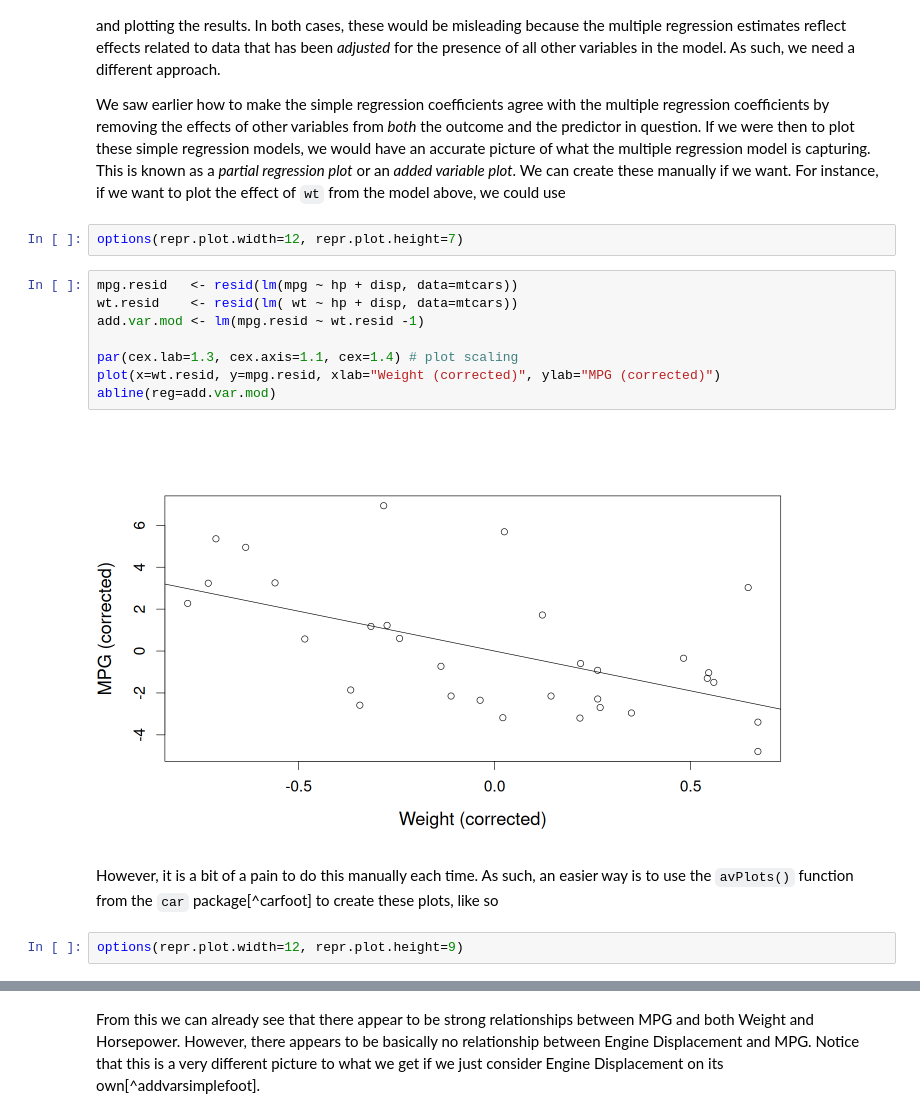
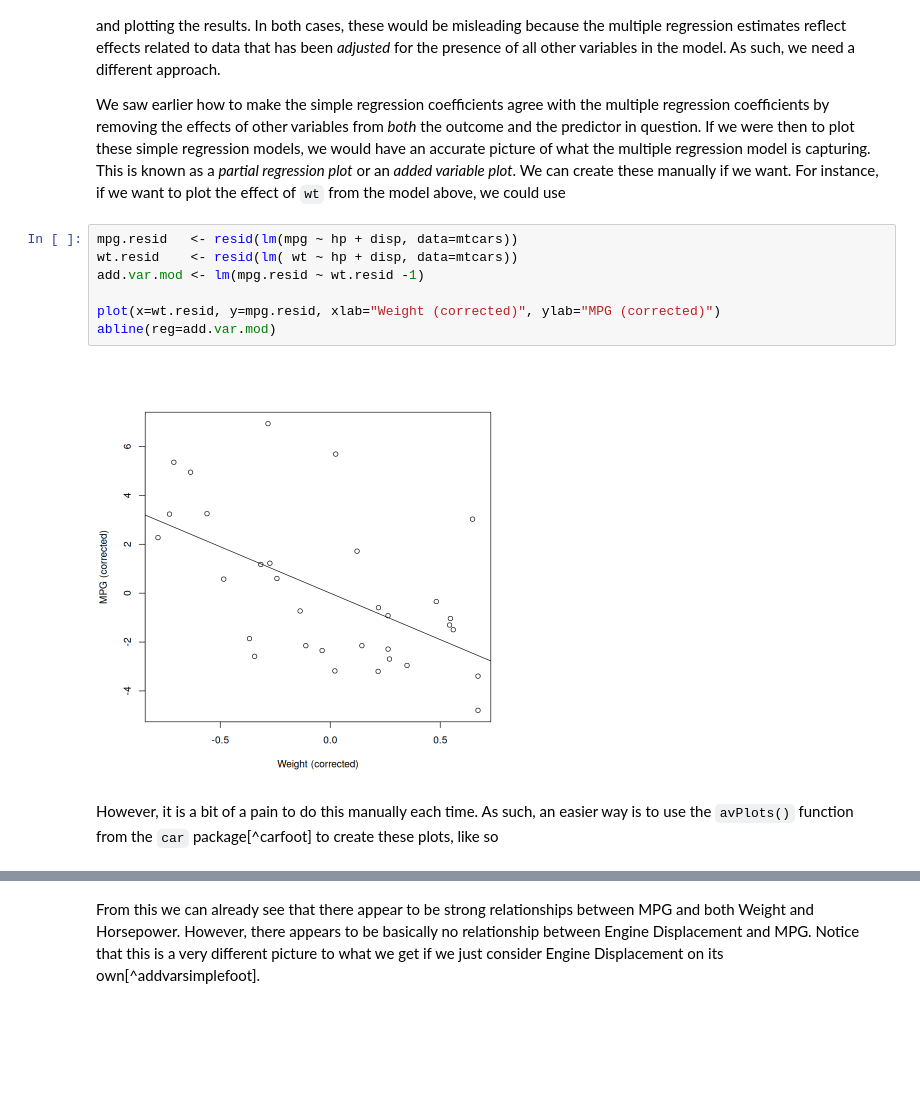
Before and after one commit to PCHN63101-Advanced-Data-Skills/Simple-Multiple-Regression, a Jupyter notebook: 5.multiple-regression.ipynb, the cells around one changed output, grey strips where cells are left out. Drawn from its saved outputs; the diff is of its cells as text; blank space fills up the shorter version.

```diff
--- a/5.multiple-regression.ipynb
+++ b/5.multiple-regression.ipynb
@@ -345,21 +310,16 @@ So we can see that this is identical to the simple case, just with more estimate
 As is hopefully clear given the discussion earlier, plotting the results of a multiple regression model is not as simple as using the individual parameter estimates to draw a slope over the raw data, or fitting individual simple regression models and plotting the results. In both cases, these would be misleading because the multiple regression estimates reflect effects related to data that has been *adjusted* for the presence of all other variables in the model. As such, we need a different approach.
 
 We saw earlier how to make the simple regression coefficients agree with the multiple regression coefficients by removing the effects of other variables from *both* the outcome and the predictor in question. If we were then to plot these simple regression models, we would have an accurate picture of what the multiple regression model is capturing. This is known as a *partial regression plot* or an *added variable plot*. We can create these manually if we want. For instance, if we want to plot the effect of `wt` from the model above, we could use
-# %%
-options(repr.plot.width=12, repr.plot.height=7)
 # %%
 mpg.resid   <- resid(lm(mpg ~ hp + disp, data=mtcars))
 wt.resid    <- resid(lm( wt ~ hp + disp, data=mtcars))
 add.var.mod <- lm(mpg.resid ~ wt.resid -1)
 
-par(cex.lab=1.3, cex.axis=1.1, cex=1.4) # plot scaling
 plot(x=wt.resid, y=mpg.resid, xlab="Weight (corrected)", ylab="MPG (corrected)")
 abline(reg=add.var.mod)
 # %% [output]
-[figure, old version]
+[figure, new version]
 # %% [markdown]
 However, it is a bit of a pain to do this manually each time. As such, an easier way is to use the `avPlots()` function from the `car` package[^carfoot] to create these plots, like so
-# %%
-options(repr.plot.width=12, repr.plot.height=9)
 # %%
 library(car)
```
Also changed, not shown: parts of 7 cells of this notebook, 44 other files.
